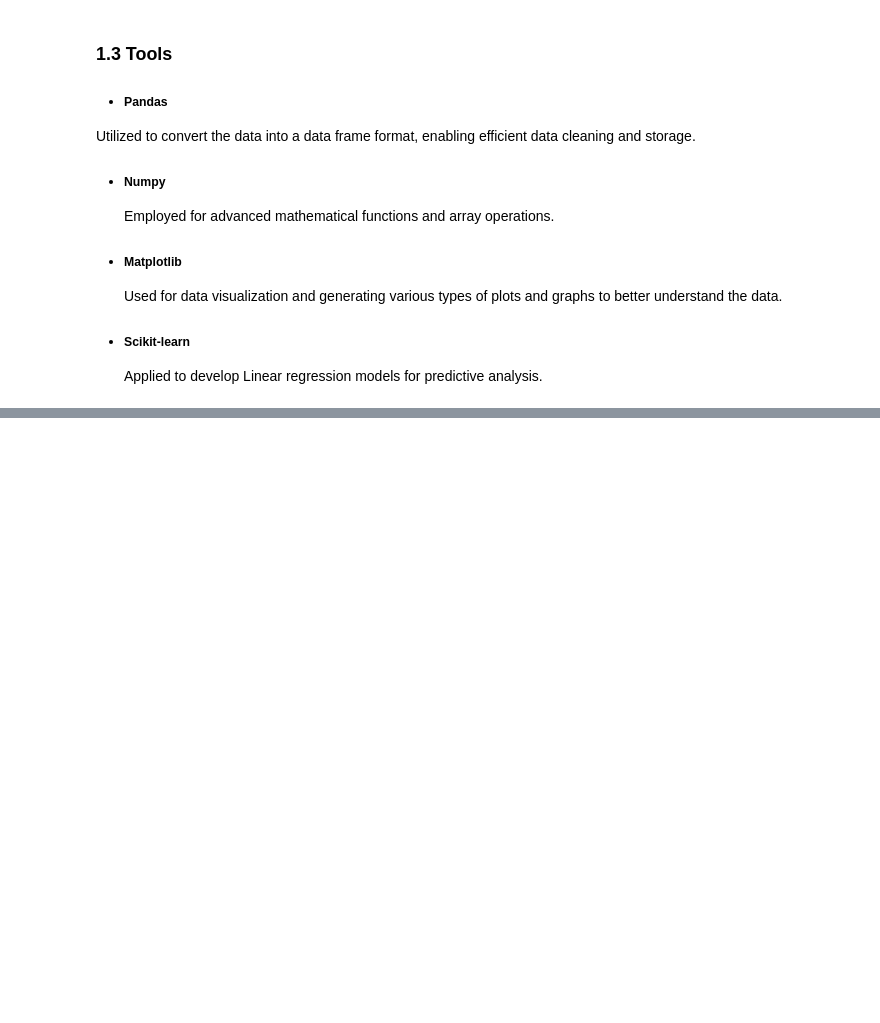
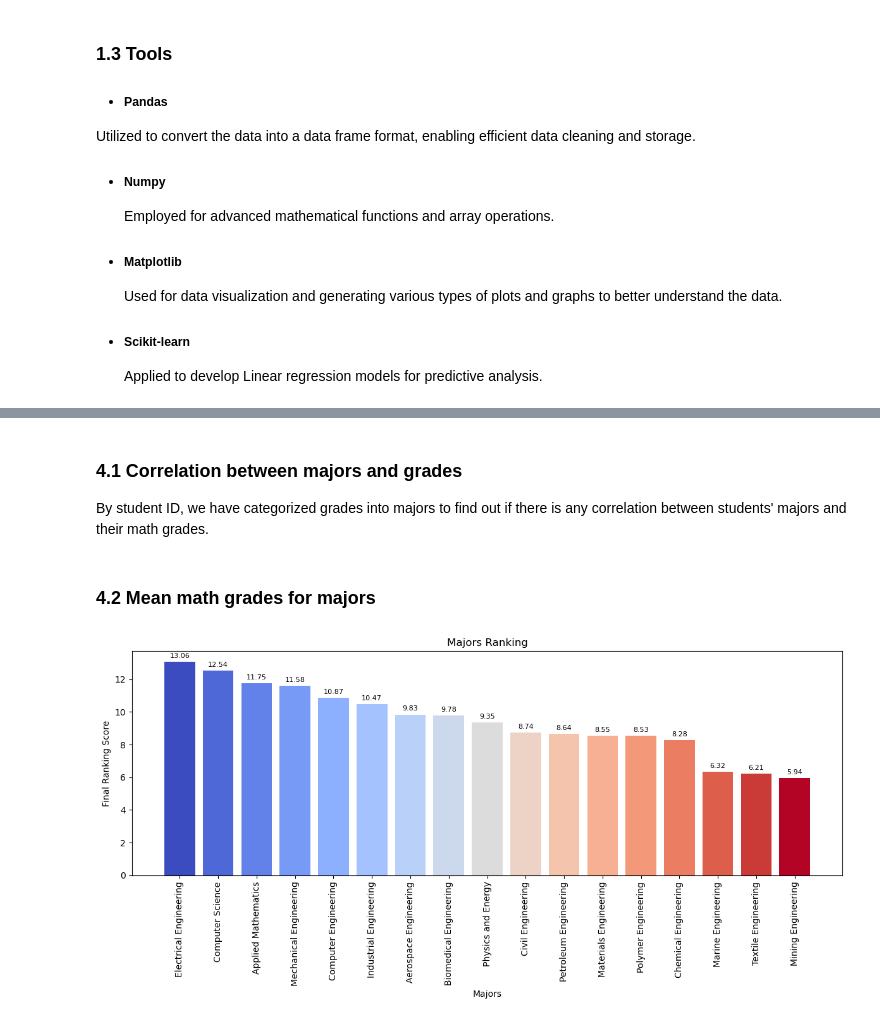
Before and after one commit to kooroshkz/math_grades_analysis, a Jupyter notebook: project_notebook.ipynb, the cells around one changed output, grey strips where cells are left out. Cells and saved outputs as stored; diff of their text form; code cells hidden in the pictures; blank space fills up the shorter version.

```diff
--- a/project_notebook.ipynb
+++ b/project_notebook.ipynb
@@ -57,0 +301,46 @@ Importing data from excel file.
+# %% [markdown]
+<a name="major"></a>
+### 4.1 Correlation between majors and grades
+By student ID, we have categorized grades into majors to find out if there is any correlation between students' majors and their math grades.
+# %%
+major_df = df[["ID","mid","final"]]
+# %%
+pd.options.mode.chained_assignment = None
+major_df['ID'] = major_df['ID'].astype(str).apply(lambda x: x[3:5])
+# %%
+majors = {
+    23: "Electrical Engineering",    26: "Mechanical Engineering",
+    22: "Chemical Engineering",    33: "Biomedical Engineering",
+    34: "Petroleum Engineering",    27: "Mining Engineering",
+    39: "Materials Engineering",    24: "Civil Engineering",
+    29: "Aerospace Engineering",    11: "Physics and Energy",
+    25: "Industrial Engineering",    31: "Computer Engineering",
+    13: "Computer Science",    12: "Applied Mathematics",
+    30: "Marine Engineering",    32: "Polymer Engineering",
+    28: "Textile Engineering"
+}
+
+majors = {str(k): v for k, v in majors.items()}
+major_df['ID'] = major_df['ID'].astype(str).replace(majors)
+# %%
+major_ranked = major_df.groupby('ID')['final'].mean().reset_index().sort_values(by='final', ascending=False).reset_index(drop=True)
+# %% [markdown]
+<a name="mean"></a>
+### 4.2 Mean math grades for majors
+# %%
+plt.figure(figsize=(12, 6))
+colors = plt.cm.coolwarm(np.linspace(0, 1, len(major_ranked)))
+bars = plt.bar(major_ranked['ID'], major_ranked['final'], color=colors)
+plt.xticks(rotation=90, fontsize=10)
+plt.xlabel('Majors')
+plt.ylabel('Final Ranking Score')
+plt.title('Majors Ranking')
+for bar, value in zip(bars, major_ranked['final']):
+    plt.annotate(f'{value:.2f}', xy=(bar.get_x() + bar.get_width() / 2, bar.get_height()), xytext=(0, 3),
+                 textcoords="offset points", ha='center', va='bottom', fontsize=8)
+sm = plt.cm.ScalarMappable(cmap='coolwarm', norm=plt.Normalize(vmin=major_ranked['final'].min(), vmax=major_ranked['final'].max()))
+sm.set_array([])
+plt.tight_layout()
+plt.show()
+# %% [output]
+[figure, added]
```
Also changed, not shown: parts of 43 cells of this notebook, 4 other files.
